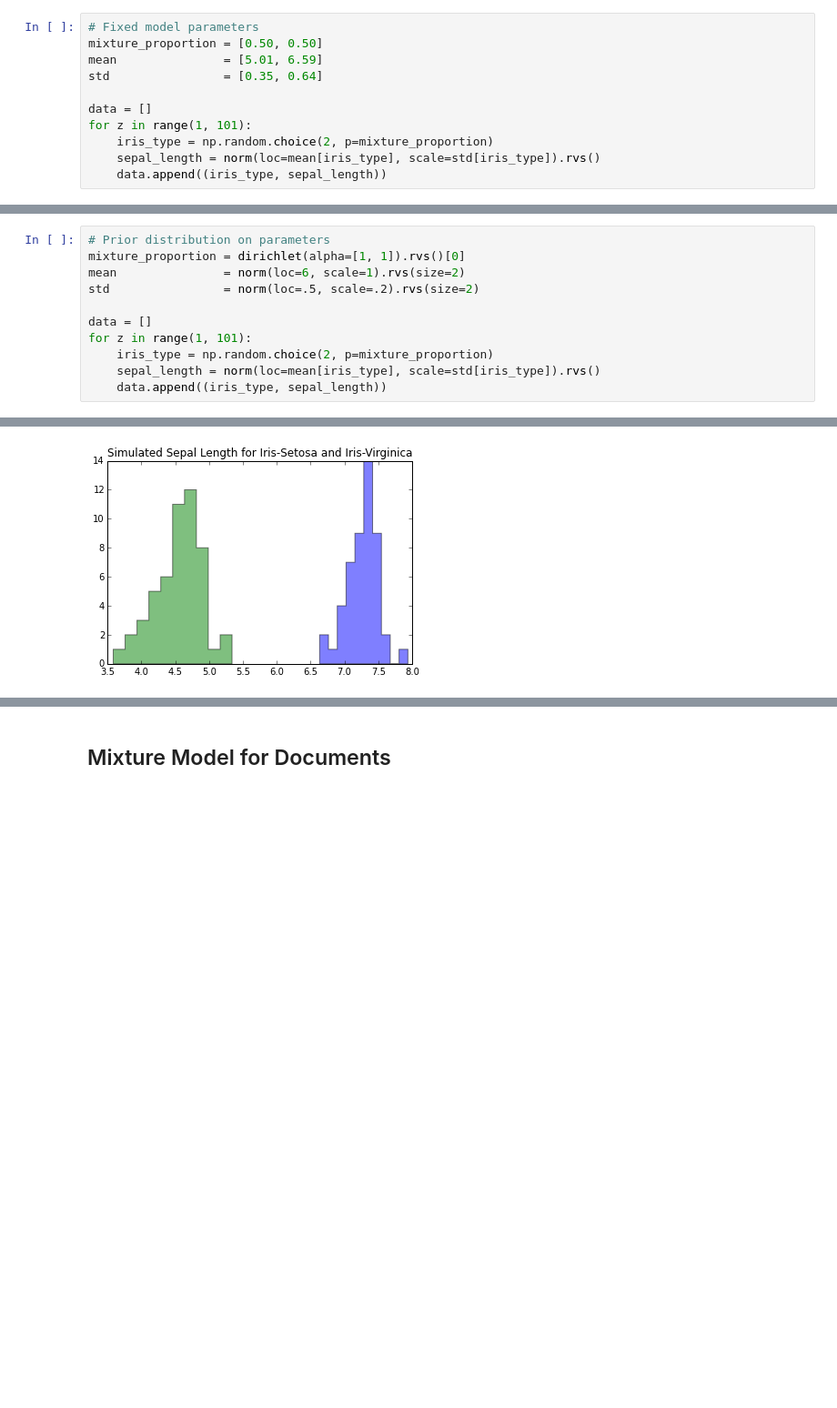
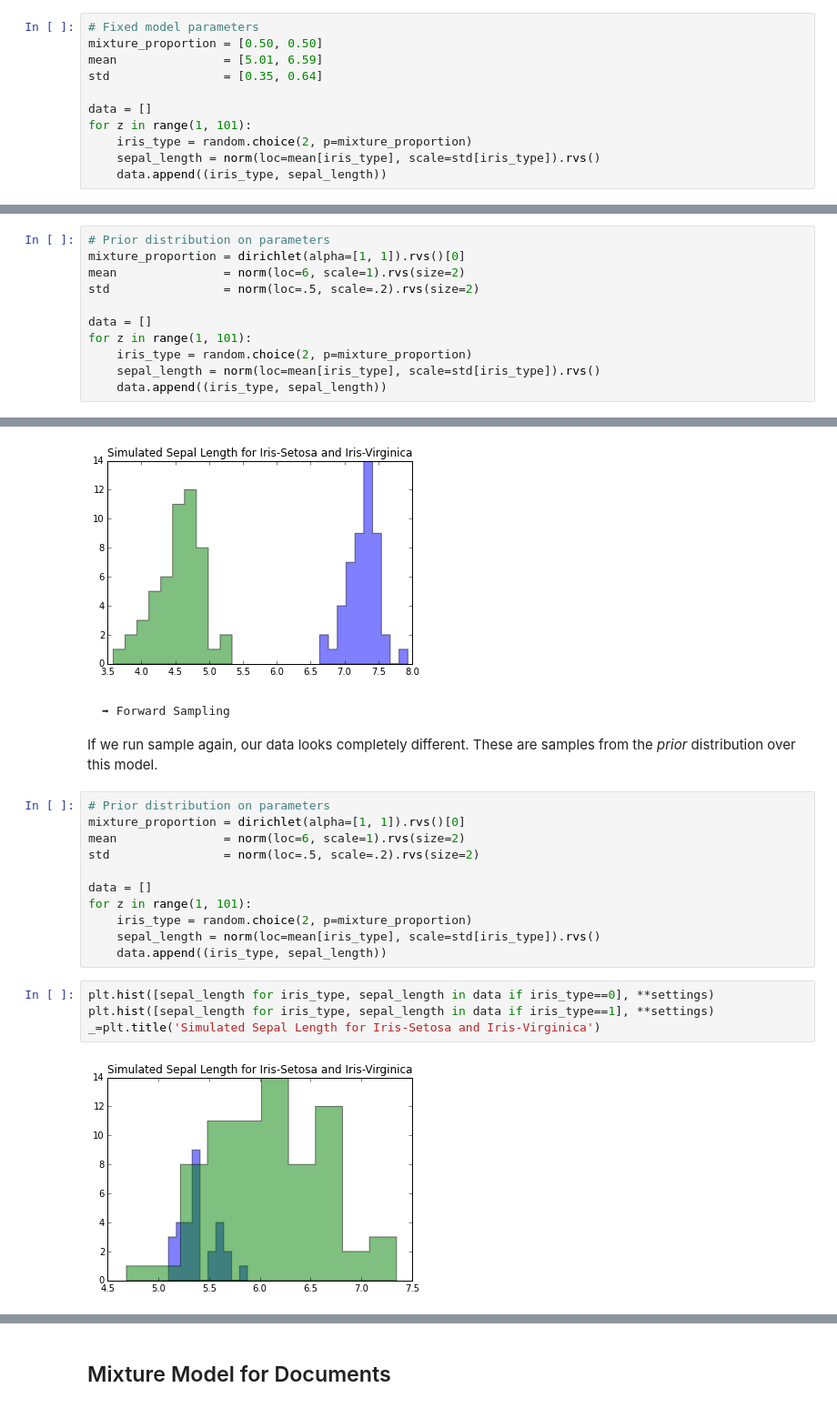
Before and after one commit to tdhopper/pydata-nyc-2015, a Jupyter notebook: topic-models-with-simulation.ipynb, the cells around one changed output, grey strips where cells are left out. Shown at 91% size. Cells and saved outputs as stored; diff of their text form; blank space fills up the shorter version.

```diff
--- a/topic-models-with-simulation.ipynb
+++ b/topic-models-with-simulation.ipynb
@@ -105,7 +108,7 @@ std                = [0.35, 0.64]
 
 data = []
 for z in range(1, 101):
-    iris_type = np.random.choice(2, p=mixture_proportion)
+    iris_type = random.choice(2, p=mixture_proportion)
     sepal_length = norm(loc=mean[iris_type], scale=std[iris_type]).rvs()
     data.append((iris_type, sepal_length))
 # %%
@@ -126,7 +129,7 @@ std                = norm(loc=.5, scale=.2).rvs(size=2)
 
 data = []
 for z in range(1, 101):
-    iris_type = np.random.choice(2, p=mixture_proportion)
+    iris_type = random.choice(2, p=mixture_proportion)
     sepal_length = norm(loc=mean[iris_type], scale=std[iris_type]).rvs()
     data.append((iris_type, sepal_length))
 # %%
@@ -135,6 +138,27 @@ plt.hist([sepal_length for iris_type, sepal_length in data if iris_type==1], **s
 _=plt.title('Simulated Sepal Length for Iris-Setosa and Iris-Virginica')
 # %% [output]
 [figure]
+# %% [markdown]
+    ➡ Forward Sampling
+
+If we run sample again, our data looks completely different. These are samples from the _prior_ distribution over this model.
+# %%
+# Prior distribution on parameters
+mixture_proportion = dirichlet(alpha=[1, 1]).rvs()[0]
+mean               = norm(loc=6, scale=1).rvs(size=2)
+std                = norm(loc=.5, scale=.2).rvs(size=2)
+
+data = []
+for z in range(1, 101):
+    iris_type = random.choice(2, p=mixture_proportion)
+    sepal_length = norm(loc=mean[iris_type], scale=std[iris_type]).rvs()
+    data.append((iris_type, sepal_length))
+# %%
+plt.hist([sepal_length for iris_type, sepal_length in data if iris_type==0], **settings)
+plt.hist([sepal_length for iris_type, sepal_length in data if iris_type==1], **settings)
+_=plt.title('Simulated Sepal Length for Iris-Setosa and Iris-Virginica')
+# %% [output]
+[figure, added]
 # %% [markdown]
     """
     ⬅ Reversing the Process
```
Also changed, not shown: parts of 26 cells of this notebook.
